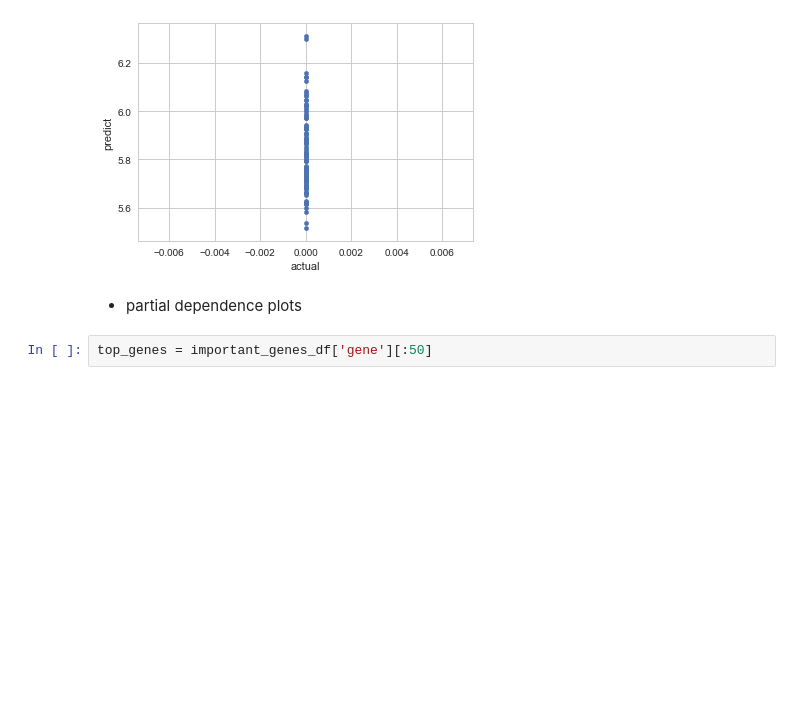
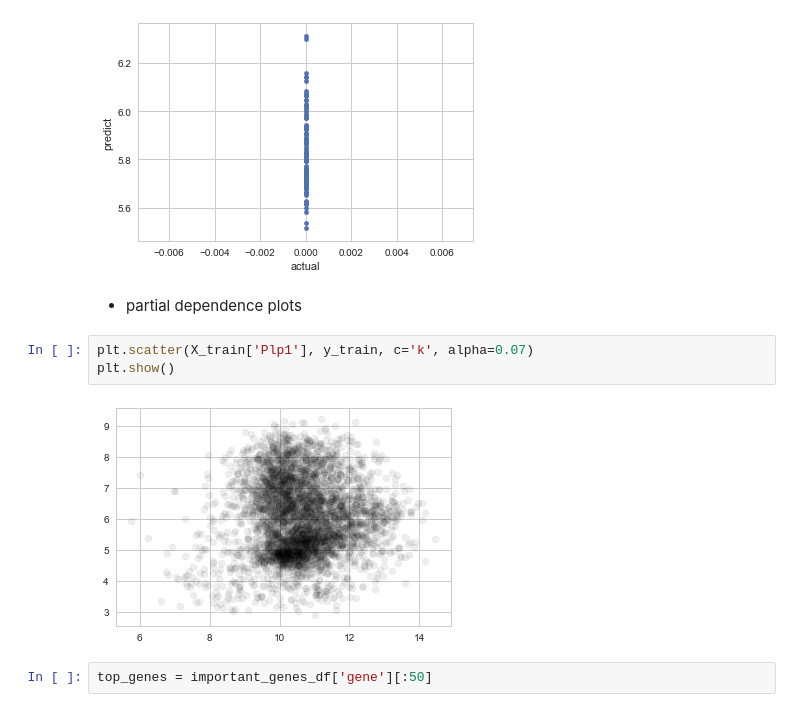
Before and after one commit to tmoerman/alois, a Jupyter notebook: notebooks/03_ashley_21_mar_2018/10.4_ALL_KI.ipynb, the cells around one changed output. Cells and saved outputs as stored; diff of their text form; blank space fills up the shorter version.

```diff
--- a/notebooks/03_ashley_21_mar_2018/10.4_ALL_KI.ipynb
+++ b/notebooks/03_ashley_21_mar_2018/10.4_ALL_KI.ipynb
@@ -418,6 +418,11 @@ plt.show()
 [figure]
 # %% [markdown]
 * partial dependence plots
+# %%
+plt.scatter(X_train['Plp1'], y_train, c='k', alpha=0.07)
+plt.show()
+# %% [output]
+[figure, added]
 # %%
 top_genes = important_genes_df['gene'][:50]
 # %%
```
Also changed, not shown: parts of 3 cells of this notebook, 10 other files.
